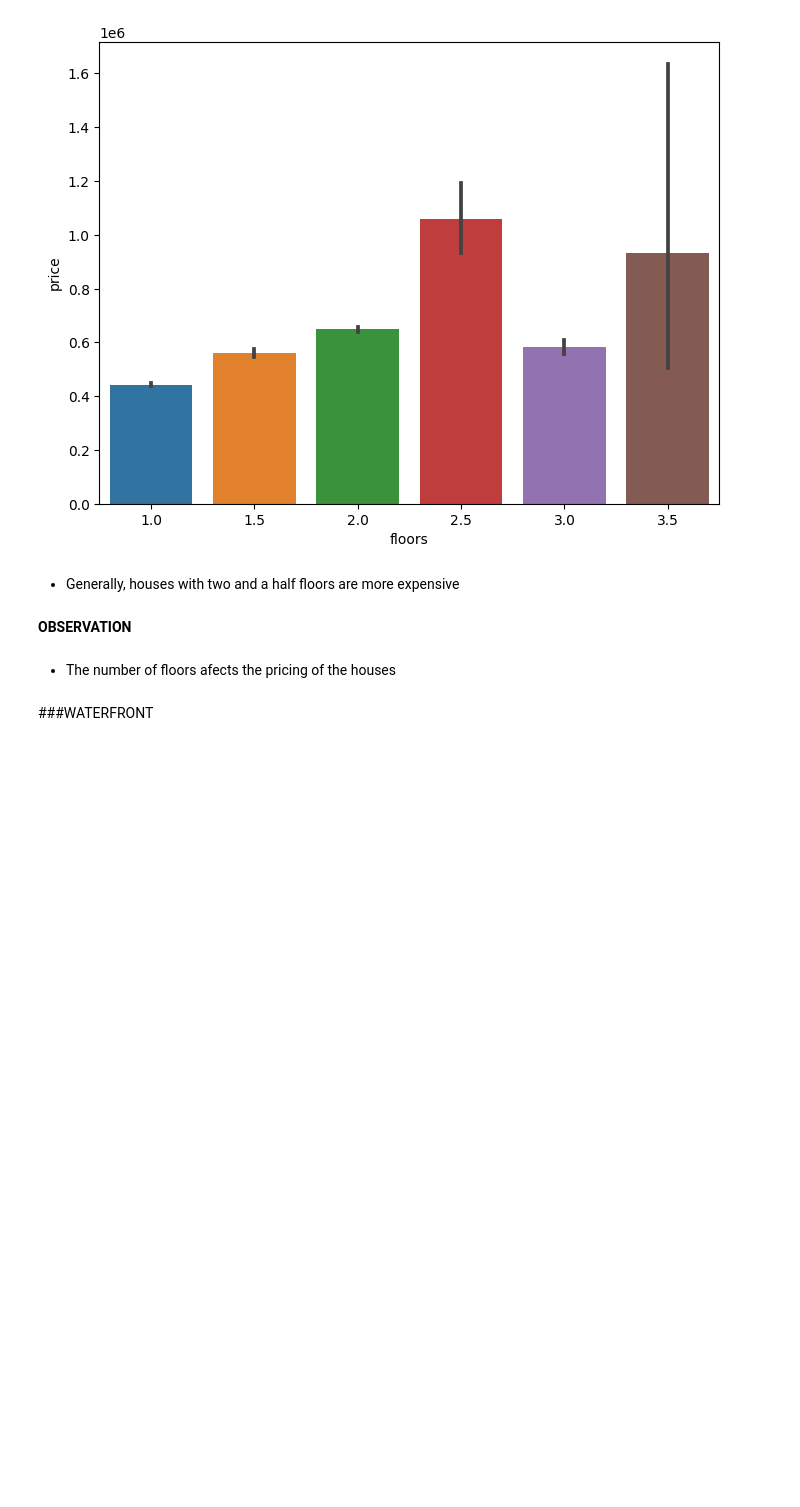
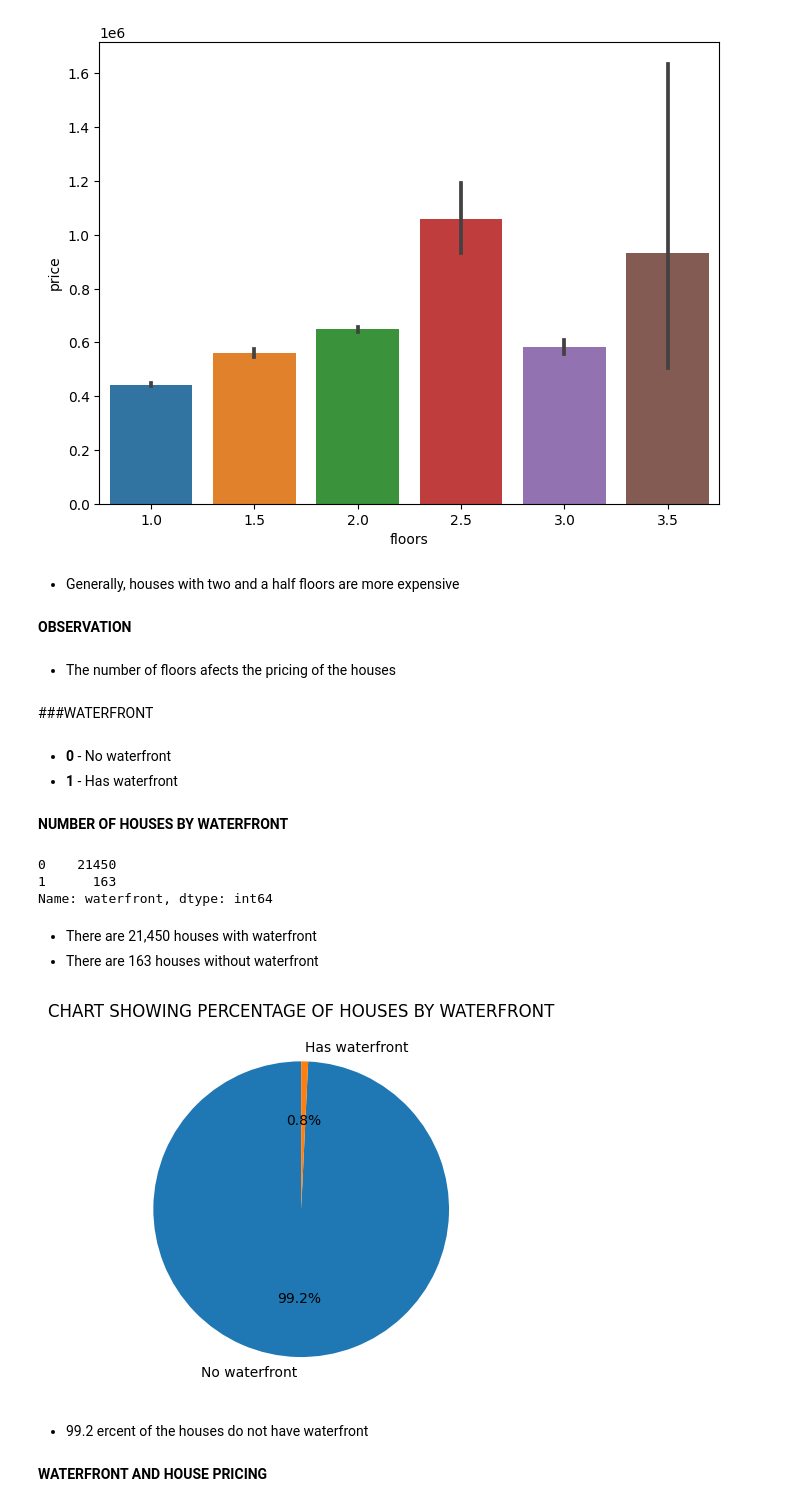
Before and after one commit to MikeDeecode/KC-properties-price-analysis, a Jupyter notebook: kc_properties_analysis.ipynb, the cells around one changed output. Drawn from its saved outputs; the diff is of its cells as text; code cells hidden in the pictures; blank space fills up the shorter version.

```diff
--- a/kc_properties_analysis.ipynb
+++ b/kc_properties_analysis.ipynb
@@ -302,3 +302,31 @@ sns.barplot('floors', 'price', data = kc_properties)
 * The number of floors afects the pricing of the houses
 # %% [markdown]
 ###WATERFRONT
+# %% [markdown]
+* **0** - No waterfront
+* **1** - Has waterfront
+# %% [markdown]
+**NUMBER OF HOUSES BY WATERFRONT**
+# %%
+kc_properties['waterfront'].value_counts()
+# %% [output]
+0    21450
+1      163
+Name: waterfront, dtype: int64
+# %% [markdown]
+* There are 21,450 houses with waterfront
+* There are 163 houses without waterfront
+# %%
+size = [21450, 163]
+labels = 'No waterfront', 'Has waterfront'
+
+fig, ax = plt.subplots()
+ax.pie(size, labels = labels, autopct = '%1.1f%%', startangle = 90)
+plt.title("CHART SHOWING PERCENTAGE OF HOUSES BY WATERFRONT")
+plt.show()
+# %% [output]
+[figure, added]
+# %% [markdown]
+* 99.2 ercent of the houses do not have waterfront
+# %% [markdown]
+**WATERFRONT AND HOUSE PRICING**
```
Also changed, not shown: parts of 4 cells of this notebook.
